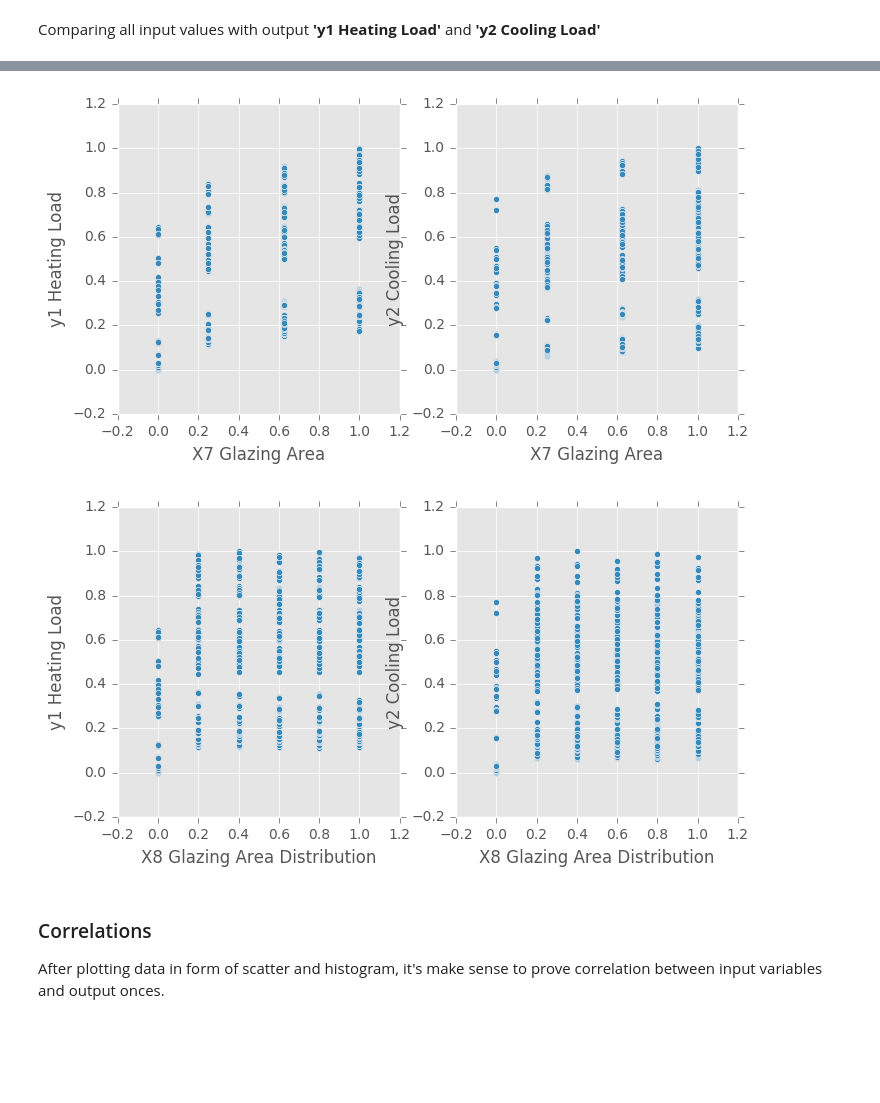
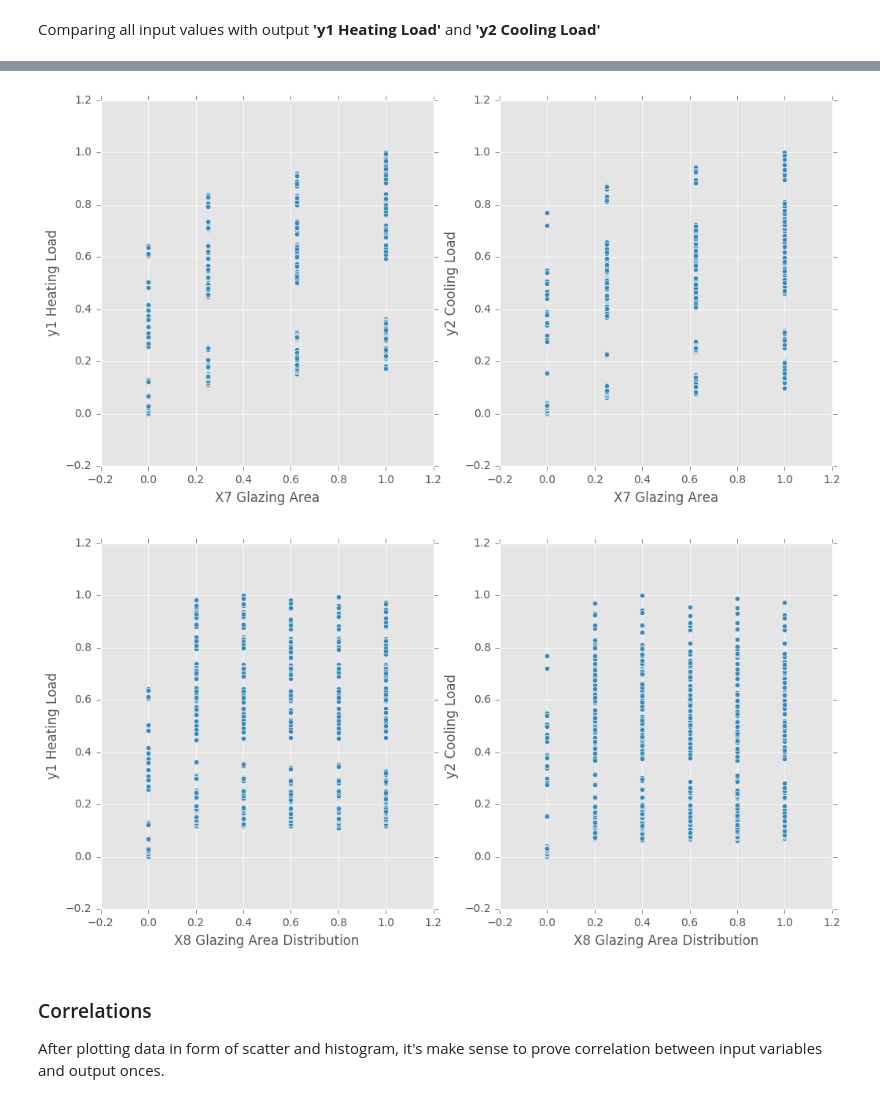
Before and after one commit to vdmitriyev/data-analysis-notebooks, a Jupyter notebook: energy-residential-buildings/energy-residential-buildings.ipynb, the cells around one changed output, grey strips where cells are left out. Cells and saved outputs as stored; diff of their text form; code cells hidden in the pictures; blank space fills up the shorter version.

Commit message:
Updating diagram size.

```diff
--- a/energy-residential-buildings/energy-residential-buildings.ipynb
+++ b/energy-residential-buildings/energy-residential-buildings.ipynb
@@ -291,7 +286,7 @@ Comparing all input values with output **'y1 Heating Load'** and **'y2 Cooling L
 for key in mapping:
 
     if key[0] != 'Y':
-        fig, (ax1, ax2) = plt.subplots(ncols=2, sharey=False, figsize = (8,4))
+        fig, (ax1, ax2) = plt.subplots(ncols=2, sharey=False, figsize = (12,6))
         df_norm.plot.scatter(x=mapping[key], y=mapping["Y1"], ax=ax1, grid=True)
         df_norm.plot.scatter(x=mapping[key], y=mapping["Y2"], ax=ax2, grid=True)
 # %% [output]
@@ -304,5 +299,5 @@ for key in mapping:
-[figure, old version]
+[figure, new version]
-[figure, old version]
+[figure, new version]
 # %% [markdown]
 ### Correlations
 
```
Also changed, not shown: parts of 3 cells of this notebook.
